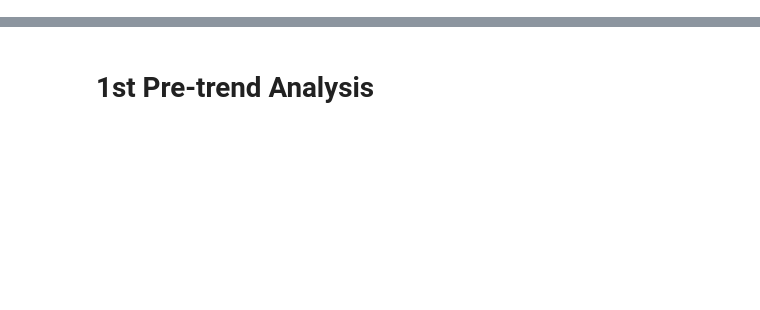
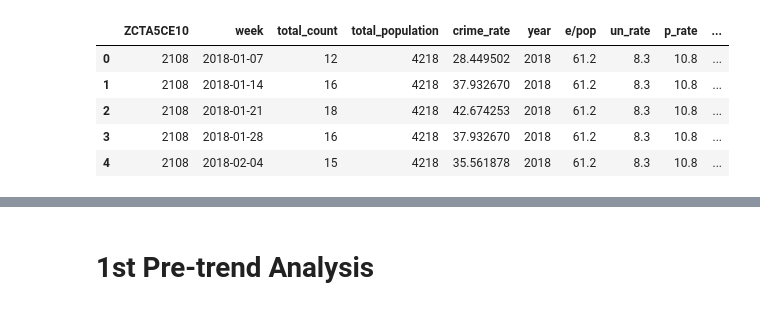
Before and after one commit to bail-reform/NYC, a Jupyter notebook: parallel_trend_analysis.ipynb, the cells around one changed output, grey strips where cells are left out. Saved outputs shown, nothing was run; the diff lists cells and outputs as text; code cells hidden in the pictures; blank space fills up the shorter version.

```diff
--- a/parallel_trend_analysis.ipynb
+++ b/parallel_trend_analysis.ipynb
@@ -33,0 +44,9 @@ dtype: object
+# %%
+boston.head()
+# %% [output]
+|  | ZCTA5CE10 | week | total_count | total_population | crime_rate | year | e/pop | un_rate | p_rate | ... |
+| 0 | 2108 | 2018-01-07 | 12 | 4218 | 28.449502 | 2018 | 61.2 | 8.3 | 10.8 | ... |
+| 1 | 2108 | 2018-01-14 | 16 | 4218 | 37.932670 | 2018 | 61.2 | 8.3 | 10.8 | ... |
+| 2 | 2108 | 2018-01-21 | 18 | 4218 | 42.674253 | 2018 | 61.2 | 8.3 | 10.8 | ... |
+| 3 | 2108 | 2018-01-28 | 16 | 4218 | 37.932670 | 2018 | 61.2 | 8.3 | 10.8 | ... |
+| 4 | 2108 | 2018-02-04 | 15 | 4218 | 35.561878 | 2018 | 61.2 | 8.3 | 10.8 | ... |
```
Also changed, not shown: parts of 18 cells of this notebook.
